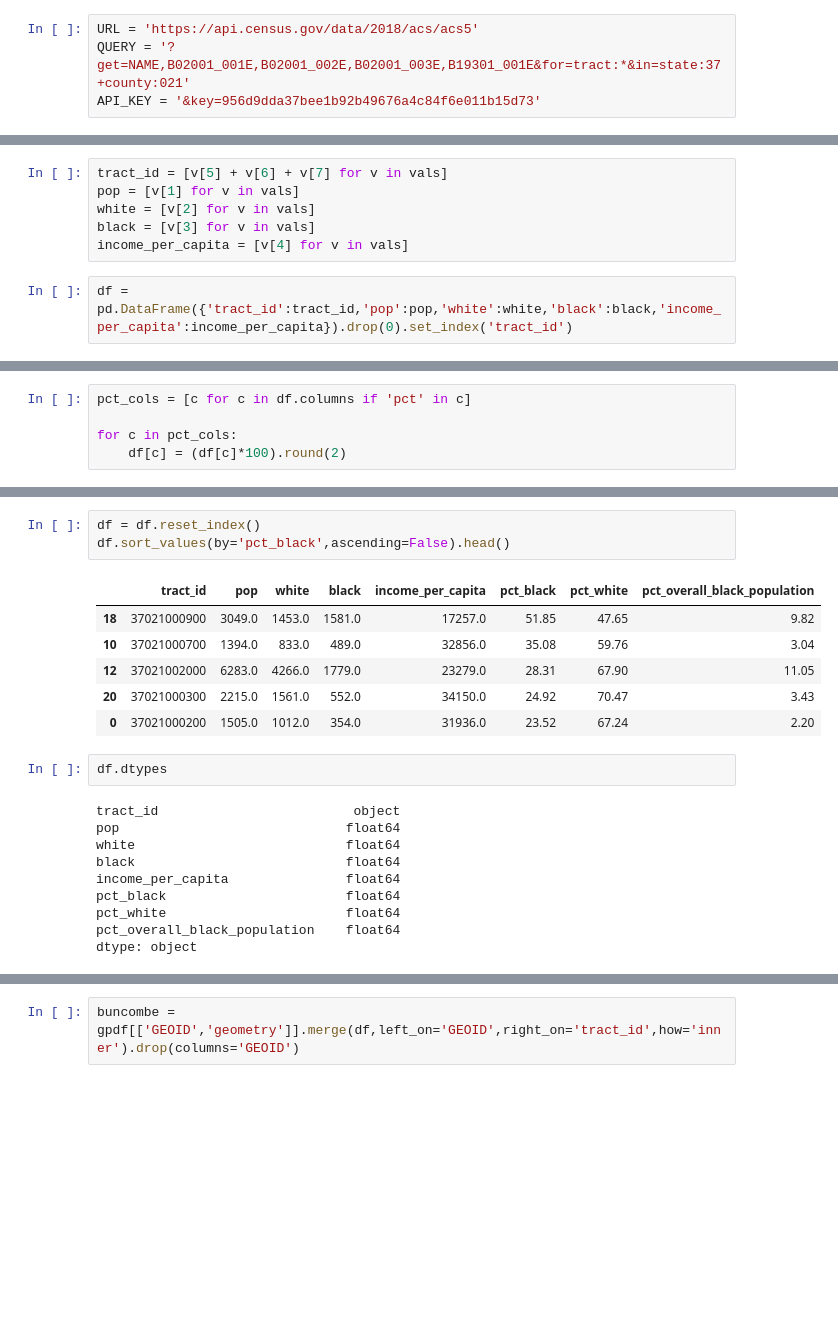
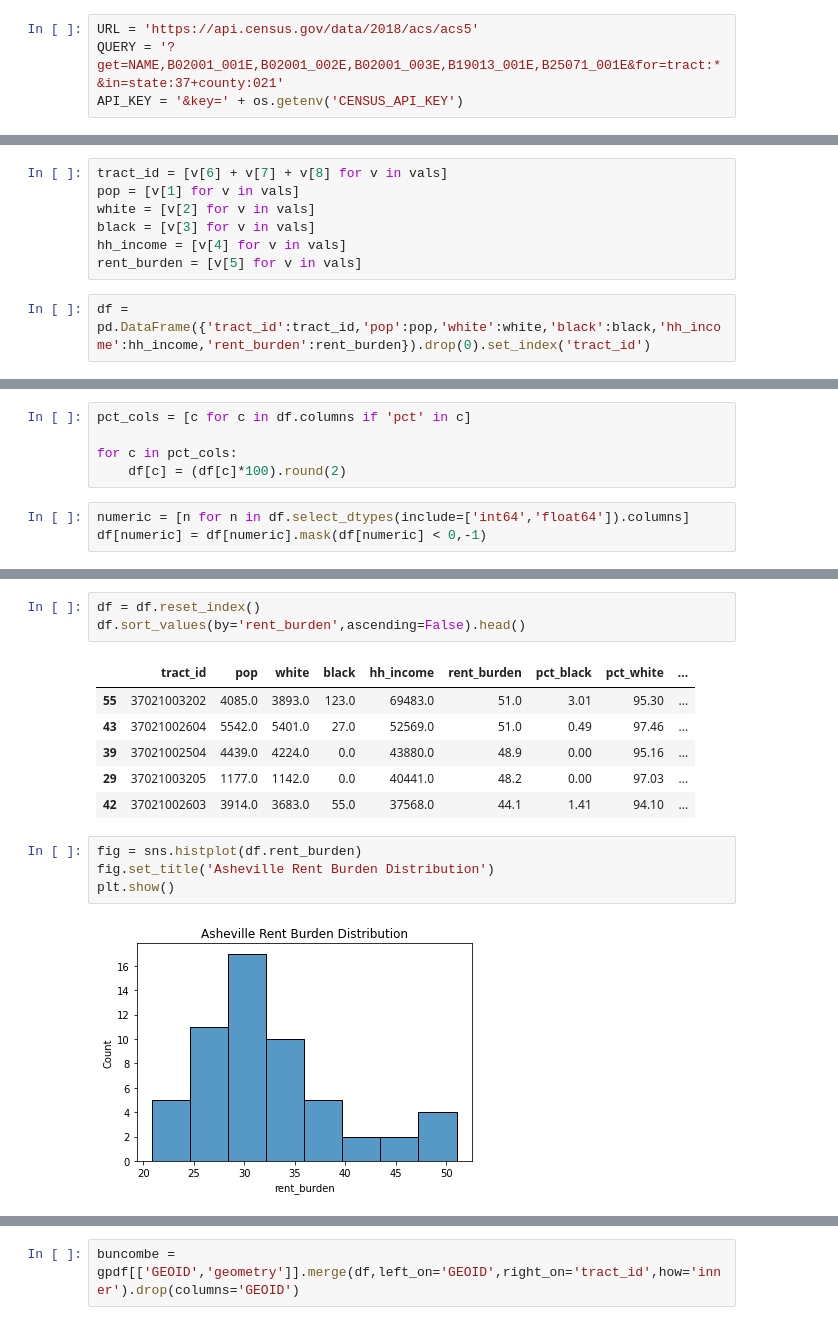
Before and after one commit to sinasinai/exploratory, a Jupyter notebook: asheville demos.ipynb, the cells around one changed output, grey strips where cells are left out. Cells and saved outputs as stored; diff of their text form; blank space fills up the shorter version.

```diff
--- a/asheville demos.ipynb
+++ b/asheville demos.ipynb
@@ -10,18 +16,19 @@ import seaborn as sns
 # Census Tracts
 # %%
 URL = 'https://api.census.gov/data/2018/acs/acs5'
-QUERY = '?get=NAME,B02001_001E,B02001_002E,B02001_003E,B19301_001E&for=tract:*&in=state:37+county:021'
-API_KEY = '&key=956d9dda37bee1b92b49676a4c84f6e011b15d73'
+QUERY = '?get=NAME,B02001_001E,B02001_002E,B02001_003E,B19013_001E,B25071_001E&for=tract:*&in=state:37+county:021'
+API_KEY = '&key=' + os.getenv('CENSUS_API_KEY')
 # %%
 vals = requests.get(URL+QUERY+API_KEY).json()
 # %%
-tract_id = [v[5] + v[6] + v[7] for v in vals]
+tract_id = [v[6] + v[7] + v[8] for v in vals]
 pop = [v[1] for v in vals]
 white = [v[2] for v in vals]
 black = [v[3] for v in vals]
-income_per_capita = [v[4] for v in vals]
+hh_income = [v[4] for v in vals]
+rent_burden = [v[5] for v in vals]
 # %%
-df = pd.DataFrame({'tract_id':tract_id,'pop':pop,'white':white,'black':black,'income_per_capita':income_per_capita}).drop(0).set_index('tract_id')
+df = pd.DataFrame({'tract_id':tract_id,'pop':pop,'white':white,'black':black,'hh_income':hh_income,'rent_burden':rent_burden}).drop(0).set_index('tract_id')
 # %%
 for c in df.columns:
     df[c] = df[c].astype(float)
@@ -38,3 +41,6 @@ pct_cols = [c for c in df.columns if 'pct' in c]
 
 for c in pct_cols:
     df[c] = (df[c]*100).round(2)
+# %%
+numeric = [n for n in df.select_dtypes(include=['int64','float64']).columns]
+df[numeric] = df[numeric].mask(df[numeric] < 0,-1)
@@ -41,23 +57,17 @@ for c in pct_cols:
 # %%
 df = df.reset_index()
-df.sort_values(by='pct_black',ascending=False).head()
+df.sort_values(by='rent_burden',ascending=False).head()
 # %% [output]
-|  | tract_id | pop | white | black | income_per_capita | pct_black | pct_white | pct_overall_black_population |
-| 18 | 37021000900 | 3049.0 | 1453.0 | 1581.0 | 17257.0 | 51.85 | 47.65 | 9.82 |
-| 10 | 37021000700 | 1394.0 | 833.0 | 489.0 | 32856.0 | 35.08 | 59.76 | 3.04 |
-| 12 | 37021002000 | 6283.0 | 4266.0 | 1779.0 | 23279.0 | 28.31 | 67.90 | 11.05 |
-| 20 | 37021000300 | 2215.0 | 1561.0 | 552.0 | 34150.0 | 24.92 | 70.47 | 3.43 |
-| 0 | 37021000200 | 1505.0 | 1012.0 | 354.0 | 31936.0 | 23.52 | 67.24 | 2.20 |
+|  | tract_id | pop | white | black | hh_income | rent_burden | pct_black | pct_white | ... |
+| 55 | 37021003202 | 4085.0 | 3893.0 | 123.0 | 69483.0 | 51.0 | 3.01 | 95.30 | ... |
+| 43 | 37021002604 | 5542.0 | 5401.0 | 27.0 | 52569.0 | 51.0 | 0.49 | 97.46 | ... |
+| 39 | 37021002504 | 4439.0 | 4224.0 | 0.0 | 43880.0 | 48.9 | 0.00 | 95.16 | ... |
+| 29 | 37021003205 | 1177.0 | 1142.0 | 0.0 | 40441.0 | 48.2 | 0.00 | 97.03 | ... |
+| 42 | 37021002603 | 3914.0 | 3683.0 | 55.0 | 37568.0 | 44.1 | 1.41 | 94.10 | ... |
-# %%
-df.dtypes
-# %% [output]
-tract_id                         object
-pop                             float64
-white                           float64
-black                           float64
-income_per_capita               float64
-pct_black                       float64
-pct_white                       float64
-pct_overall_black_population    float64
-dtype: object
+# %%
+fig = sns.histplot(df.rent_burden)
+fig.set_title('Asheville Rent Burden Distribution')
+plt.show()
+# %% [output]
+[figure, added]
 # %%
```
Also changed, not shown: parts of 25 cells of this notebook, 18 other files.
